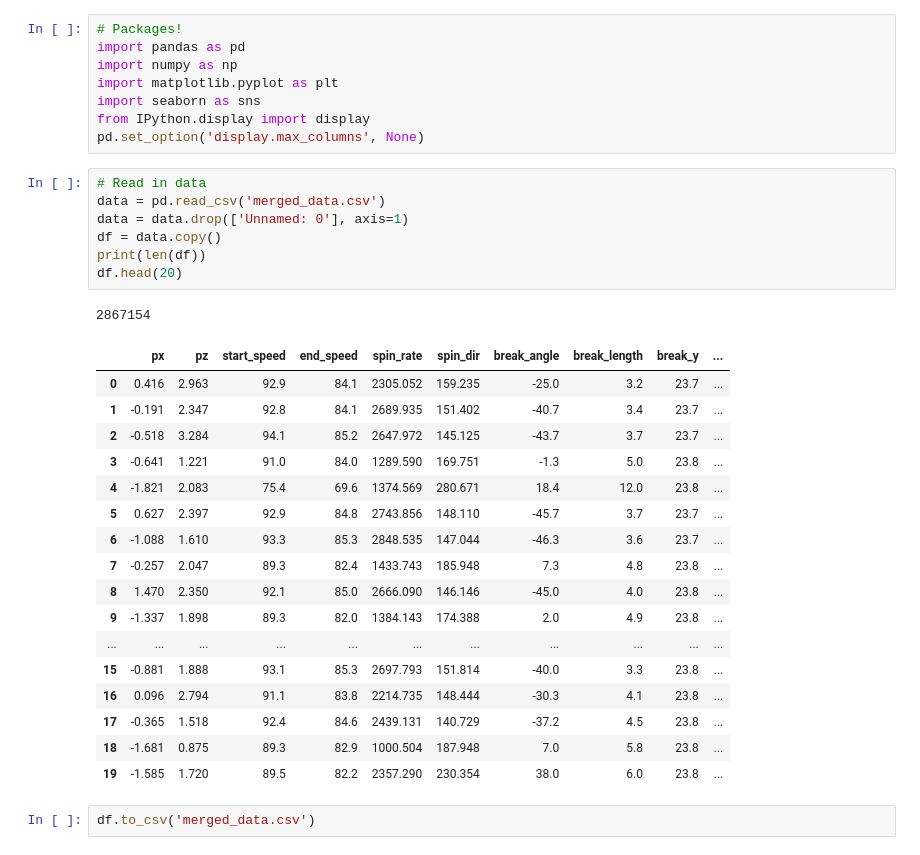
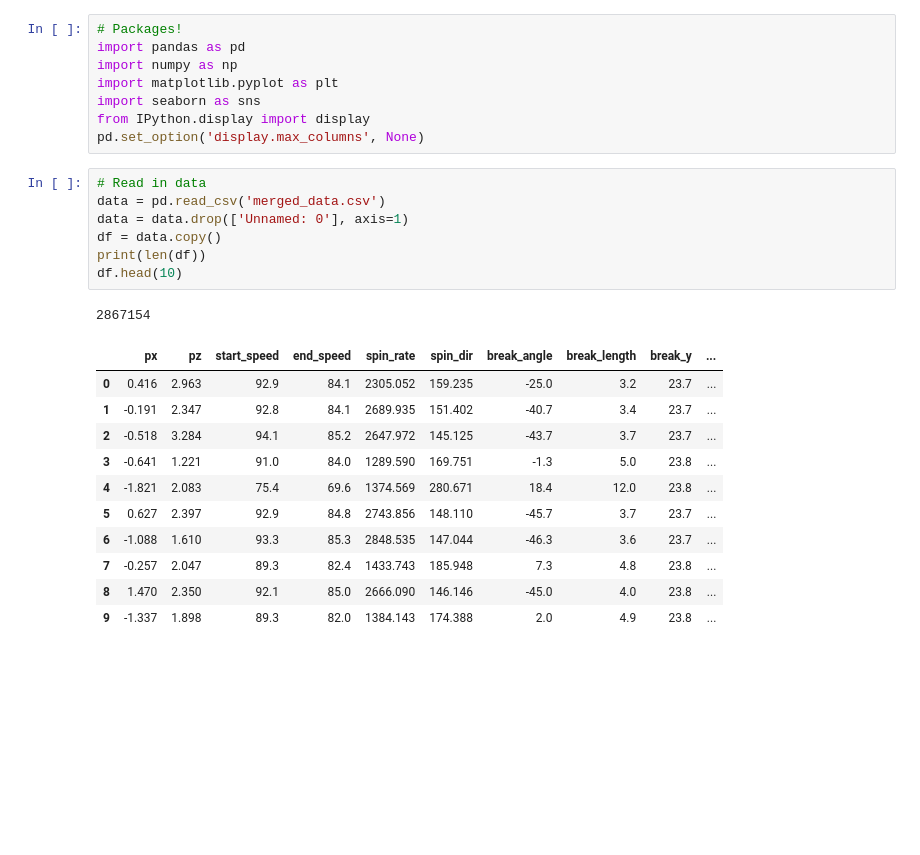
Before and after one commit to david-j-cox/Man-vs-Machine, a Jupyter notebook: setting_up_data_pipeline.ipynb, the cells around one changed output. Cells and saved outputs as stored; diff of their text form; blank space fills up the shorter version.

```diff
--- a/setting_up_data_pipeline.ipynb
+++ b/setting_up_data_pipeline.ipynb
@@ -14,31 +14,23 @@ pd.set_option('display.max_columns', None)
 # %%
 # Read in data
 data = pd.read_csv('merged_data.csv')
 data = data.drop(['Unnamed: 0'], axis=1)
 df = data.copy()
 print(len(df))
-df.head(20)
+df.head(10)
 # %% [output]
 2867154
 |  | px | pz | start_speed | end_speed | spin_rate | spin_dir | break_angle | break_length | break_y | ... |
 | 0 | 0.416 | 2.963 | 92.9 | 84.1 | 2305.052 | 159.235 | -25.0 | 3.2 | 23.7 | ... |
 | 1 | -0.191 | 2.347 | 92.8 | 84.1 | 2689.935 | 151.402 | -40.7 | 3.4 | 23.7 | ... |
 | 2 | -0.518 | 3.284 | 94.1 | 85.2 | 2647.972 | 145.125 | -43.7 | 3.7 | 23.7 | ... |
 | 3 | -0.641 | 1.221 | 91.0 | 84.0 | 1289.590 | 169.751 | -1.3 | 5.0 | 23.8 | ... |
 | 4 | -1.821 | 2.083 | 75.4 | 69.6 | 1374.569 | 280.671 | 18.4 | 12.0 | 23.8 | ... |
 | 5 | 0.627 | 2.397 | 92.9 | 84.8 | 2743.856 | 148.110 | -45.7 | 3.7 | 23.7 | ... |
 | 6 | -1.088 | 1.610 | 93.3 | 85.3 | 2848.535 | 147.044 | -46.3 | 3.6 | 23.7 | ... |
 | 7 | -0.257 | 2.047 | 89.3 | 82.4 | 1433.743 | 185.948 | 7.3 | 4.8 | 23.8 | ... |
 | 8 | 1.470 | 2.350 | 92.1 | 85.0 | 2666.090 | 146.146 | -45.0 | 4.0 | 23.8 | ... |
 | 9 | -1.337 | 1.898 | 89.3 | 82.0 | 1384.143 | 174.388 | 2.0 | 4.9 | 23.8 | ... |
-| ... | ... | ... | ... | ... | ... | ... | ... | ... | ... | ... |
-| 15 | -0.881 | 1.888 | 93.1 | 85.3 | 2697.793 | 151.814 | -40.0 | 3.3 | 23.8 | ... |
-| 16 | 0.096 | 2.794 | 91.1 | 83.8 | 2214.735 | 148.444 | -30.3 | 4.1 | 23.8 | ... |
-| 17 | -0.365 | 1.518 | 92.4 | 84.6 | 2439.131 | 140.729 | -37.2 | 4.5 | 23.8 | ... |
-| 18 | -1.681 | 0.875 | 89.3 | 82.9 | 1000.504 | 187.948 | 7.0 | 5.8 | 23.8 | ... |
-| 19 | -1.585 | 1.720 | 89.5 | 82.2 | 2357.290 | 230.354 | 38.0 | 6.0 | 23.8 | ... |
-# %%
-df.to_csv('merged_data.csv')
 # %%
 # Unique batters
 batters = df.batter_id.unique()
```
Also changed, not shown: parts of 6 cells of this notebook.
